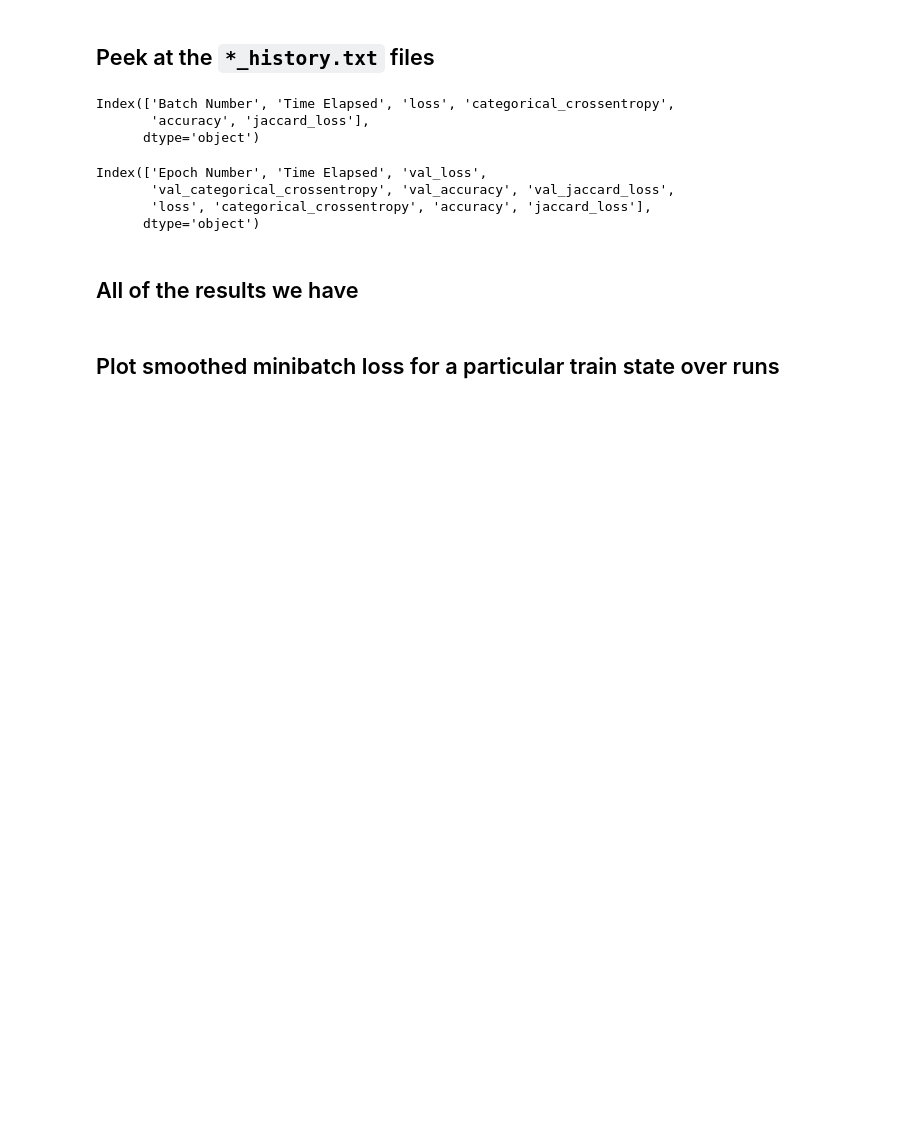
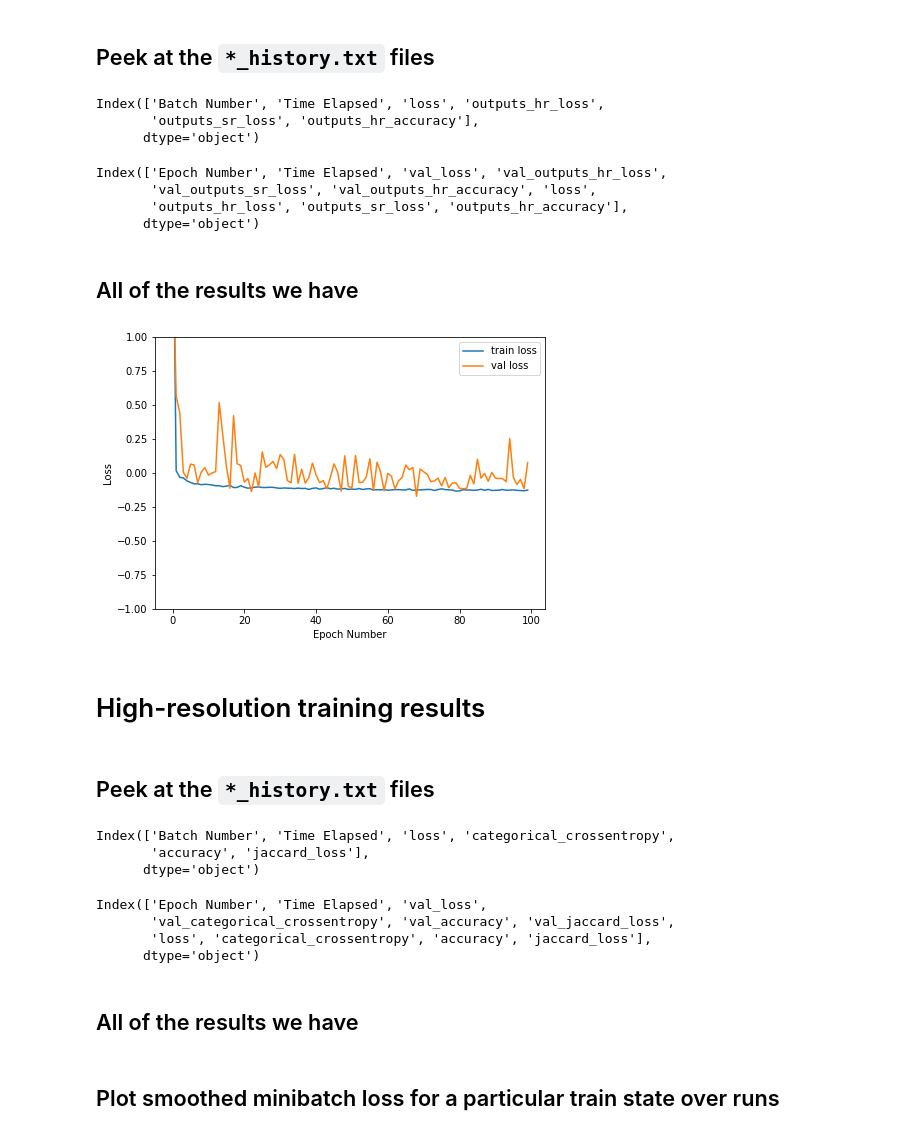
Before and after one commit to calebrob6/land-cover, a Jupyter notebook: notebooks/Plot training losses.ipynb, the cells around one changed output. Drawn from its saved outputs; the diff is of its cells as text; code cells hidden in the pictures; blank space fills up the shorter version.

Commit message:
Looking at SR training loss

```diff
--- a/notebooks/Plot training losses.ipynb
+++ b/notebooks/Plot training losses.ipynb
@@ -12,0 +15,19 @@ import subprocess
+# %% [markdown]
+## Peek at the `*_history.txt` files
+# %%
+df = pd.read_csv("../results/results_sr_epochs_100_0/train-hr_md_1m_2013_train-sr_de_1m_2013/minibatch_history.txt", delimiter=",")
+df.columns
+# %% [output]
+Index(['Batch Number', 'Time Elapsed', 'loss', 'outputs_hr_loss',
+       'outputs_sr_loss', 'outputs_hr_accuracy'],
+      dtype='object')
+# %%
+df = pd.read_csv("../results/results_sr_epochs_100_0/train-hr_md_1m_2013_train-sr_de_1m_2013/epoch_history.txt", delimiter=",")
+df.columns
+# %% [output]
+Index(['Epoch Number', 'Time Elapsed', 'val_loss', 'val_outputs_hr_loss',
+       'val_outputs_sr_loss', 'val_outputs_hr_accuracy', 'loss',
+       'outputs_hr_loss', 'outputs_sr_loss', 'outputs_hr_accuracy'],
+      dtype='object')
+# %% [markdown]
+## All of the results we have
@@ -13,3 +39,25 @@ import subprocess
+# %%
+plt.figure(figsize=(7,5))
+
+df = pd.read_csv(epoch_fn, delimiter=",")
+
+x = df["Epoch Number"]
+y = df["outputs_hr_loss"]
+#y_smooth = np.convolve(y, np.ones((window_size,))/window_size, mode='same')
+
+plt.plot(x, df["loss"], label="train loss")
+plt.plot(x, df["val_loss"], label="val loss")
+
+plt.ylim([-1,1])
+plt.xlabel("Epoch Number")
+plt.ylabel("Loss")
+plt.legend(loc="best")
+plt.show()
+plt.close()
+# %% [output]
+[figure, added]
+# %% [markdown]
+# High-resolution training results
 # %% [markdown]
 ## Peek at the `*_history.txt` files
 # %%
```
Also changed, not shown: parts of 2 cells of this notebook, 1 other file.
